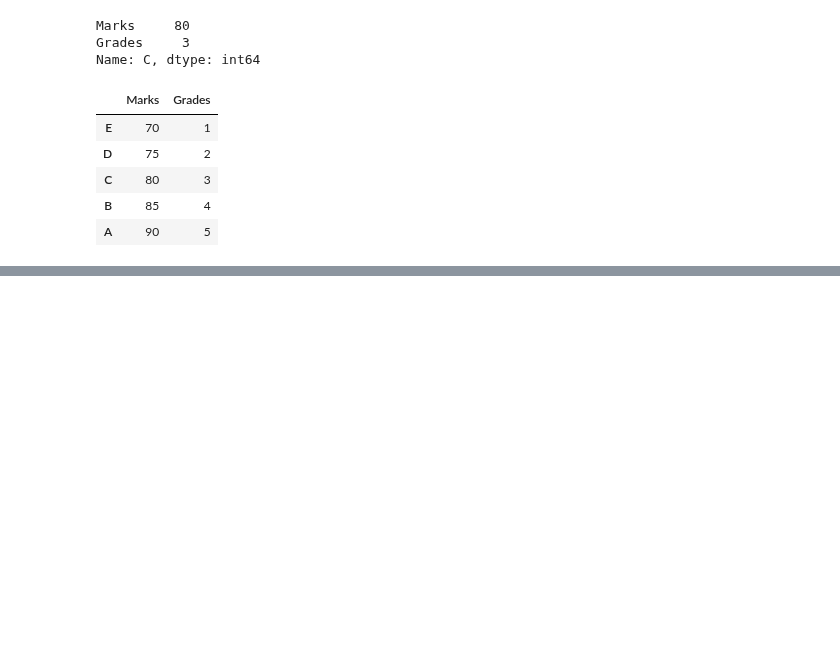
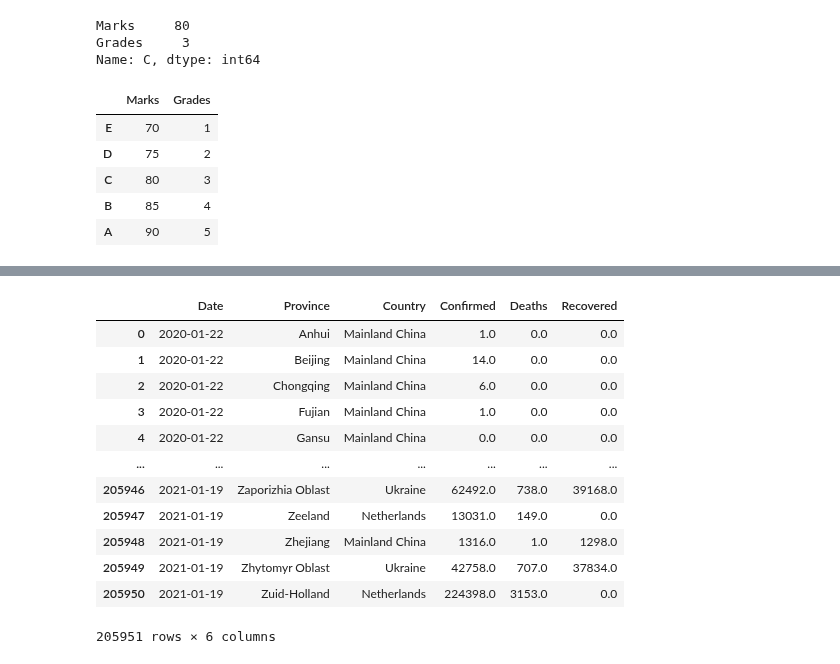
Before and after one commit to BalaSaiKoundinya5/Master-Python-Zero-to-Hero, a Jupyter notebook: Mastering Python Zero to Hero.ipynb, the cells around one changed output, grey strips where cells are left out. Cells and saved outputs as stored; diff of their text form; code cells hidden in the pictures; blank space fills up the shorter version.

```diff
--- a/Mastering Python Zero to Hero.ipynb
+++ b/Mastering Python Zero to Hero.ipynb
@@ -2398,0 +2421,2 @@ ModuleNotFoundError: No module named 'sklearn'
+# %%
+df.drop(["SNo","Last Update"],axis=1,inplace=True)
@@ -2398,0 +2432,2 @@ ModuleNotFoundError: No module named 'sklearn'
+# %%
+df.rename(columns={'ObservationDate':'Date','Province/State':'Province','Country/Region':'Country'},inplace=True)
@@ -2398,0 +2443,2 @@ ModuleNotFoundError: No module named 'sklearn'
+# %%
+df['Date'] = pd.to_datetime(df['Date'])
@@ -2398,0 +2482,16 @@ ModuleNotFoundError: No module named 'sklearn'
+# %%
+df.fillna('NA')
+# %% [output]
+|  | Date | Province | Country | Confirmed | Deaths | Recovered |
+| 0 | 2020-01-22 | Anhui | Mainland China | 1.0 | 0.0 | 0.0 |
+| 1 | 2020-01-22 | Beijing | Mainland China | 14.0 | 0.0 | 0.0 |
+| 2 | 2020-01-22 | Chongqing | Mainland China | 6.0 | 0.0 | 0.0 |
+| 3 | 2020-01-22 | Fujian | Mainland China | 1.0 | 0.0 | 0.0 |
+| 4 | 2020-01-22 | Gansu | Mainland China | 0.0 | 0.0 | 0.0 |
+| ... | ... | ... | ... | ... | ... | ... |
+| 205946 | 2021-01-19 | Zaporizhia Oblast | Ukraine | 62492.0 | 738.0 | 39168.0 |
+| 205947 | 2021-01-19 | Zeeland | Netherlands | 13031.0 | 149.0 | 0.0 |
+| 205948 | 2021-01-19 | Zhejiang | Mainland China | 1316.0 | 1.0 | 1298.0 |
+| 205949 | 2021-01-19 | Zhytomyr Oblast | Ukraine | 42758.0 | 707.0 | 37834.0 |
+| 205950 | 2021-01-19 | Zuid-Holland | Netherlands | 224398.0 | 3153.0 | 0.0 |
+205951 rows × 6 columns
```
Also changed, not shown: parts of 9 cells of this notebook.
